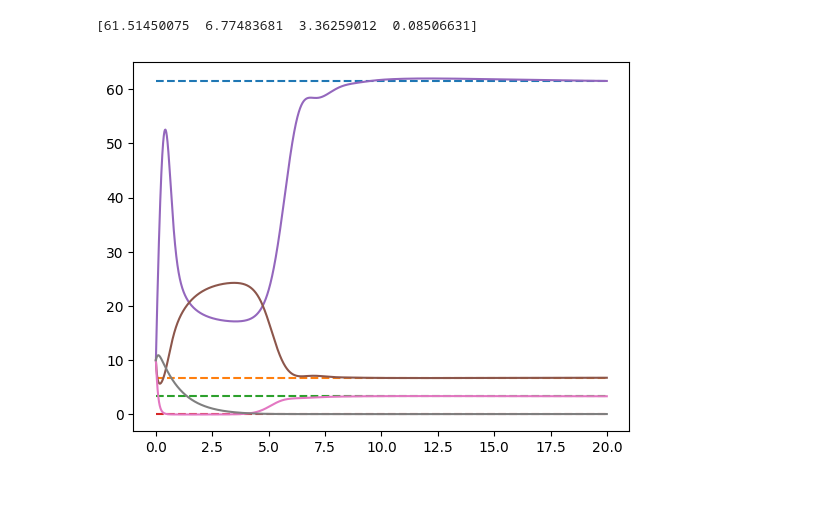
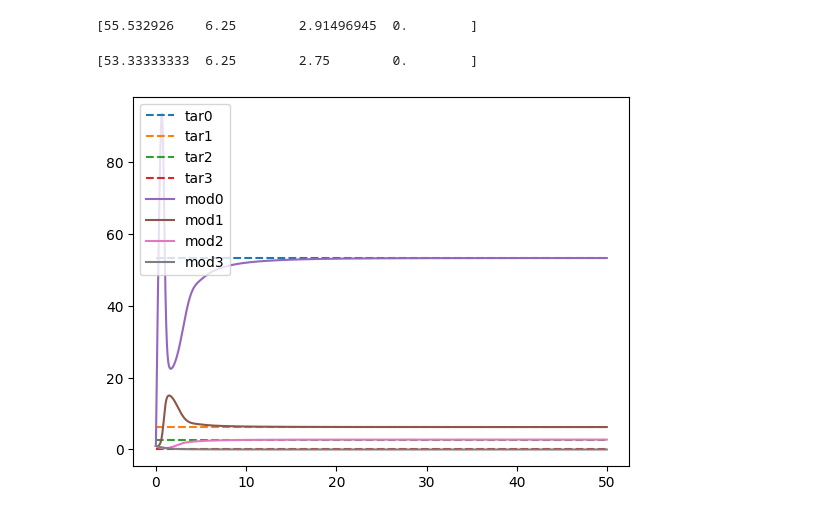
Before and after one commit to Dezzelshipc/TeX-files, a Jupyter notebook: Other/diplopa-25/src/torf_chain.ipynb, the cells around one changed output. Saved outputs shown, nothing was run; the diff lists cells and outputs as text; code cells hidden in the pictures.

```diff
--- a/Other/diplopa-25/src/torf_chain.ipynb
+++ b/Other/diplopa-25/src/torf_chain.ipynb
@@ -6,5 +5,6 @@ import sympy as sy
 # %%
-def runge_kutta(function, y0: np.ndarray | float, time_space: np.ndarray, h: float) -> tuple[np.ndarray, np.ndarray]:
+def runge_kutta(function, y0: np.ndarray | float, time_space: np.ndarray) -> tuple[np.ndarray, np.ndarray]:
+    h = time_space[1] - time_space[0]
     num = len(time_space)
     x_a = time_space
 
@@ -60,0 +42,21 @@ print( Q, cmp:= alpha[0] * f[q-1] * f[q], Q > cmp )
+# %%
+# Flow
+
+N = np.zeros(n)
+
+if q % 2 == 0:
+    N[0] = Q / ( alpha[0] * f[q] )
+    N[1] = f[q]
+else:
+    N[0] = f[q]
+    N[1] = Q / ( alpha[0] * f[q] )
+
+
+for s in range(1, n//2):
+    N[s*2] = H[2*s-1] * (N[0] - f[2*s-1])
+    N[s*2+1] = H[2*s] * (N[1] - f[2*s])
+
+NF = N.copy()
+
+print( alpha[0] * f[:-1] * f[1:] )
+print(NF)
@@ -61,6 +66,38 @@ print( Q, cmp:= alpha[0] * f[q-1] * f[q], Q > cmp )
+# %%
+# Cycle
+
+_phi = a[2::2] * m[2::2] * H[1::2]
+phi = np.append([0], np.cumsum(_phi) )
+
+_psi = a[1::2] * m[1::2] * H[::2]
+psi = np.append([0], np.cumsum(_psi) )
+
+_omega = a[1:] * m[1:] * f[:-1] * H[:-1]
+omega = np.append([0], np.cumsum(_omega) )
+
+N = np.zeros(n)
+
+if q % 2 == 0:
+    N[0] = ( Q + f[q] * psi[q//2] - omega[q] ) / ( alpha[0] * f[q] - phi[q//2] )
+    N[1] = f[q]
+else:
+    N[0] = f[q]
+    N[1] = ( Q + f[q] * psi[q//2] - omega[q] ) / ( alpha[0] * f[q] - phi[q//2 + 1] )
+
+
+for s in range(1, n//2):
+    N[s*2] = H[2*s-1] * (N[0] - f[2*s-1])
+    N[s*2+1] = H[2*s] * (N[1] - f[2*s])
+
+
+NC = N.copy()
+
+print(NC)
+# %% [output]
+[55.532926    6.25        2.91496945  0.        ]
 # %%
-# unlocked chain
-def right_ul(t, x):
+# flow chain
+def right_flow(t, x):
     return np.append(
         [Q - alpha[0] * x[0] * x[1]],
         [
@@ -69,22 +106,26 @@ def right_ul(t, x):
         ]
     )
 # %%
-t_s, h = np.linspace(0, 20, num=10000, endpoint=False, retstep=True)
-N0 = np.array([ 10 ] * n)
+t_s = np.arange(0, 50, 0.01)
+N0 = np.array([ 1 ] * n)
 
-Tl, Nl = runge_kutta(right_ul, N0, t_s, h)
+Tl, Nl = runge_kutta(right_flow, N0, t_s)
 # %%
 slc = -1
-target = Nl[slc-1 if slc - 1 > 0 else -1]
-print(target)
 
 start = 0
+leg = []
 
 for i in range(start,n):
-    plt.plot([0, Tl[slc-1]], [target[i]]*2, "--")
+    plt.plot([0, Tl[slc-1]], [NF[i]]*2, "--")
+    leg.append(f"tar{i}")
 
 for i in range(start,n):
     plt.plot(Tl[:slc], Nl[:slc,i])
+    leg.append(f"mod{i}")
+
+plt.legend(leg)
+print(NF)
 # %% [output]
-[61.51450075  6.77483681  3.36259012  0.08506631]
+[53.33333333  6.25        2.75        0.        ]
-[figure, old version]
+[figure, new version]
```
Also changed, not shown: parts of 8 cells of this notebook, 8 other files.
